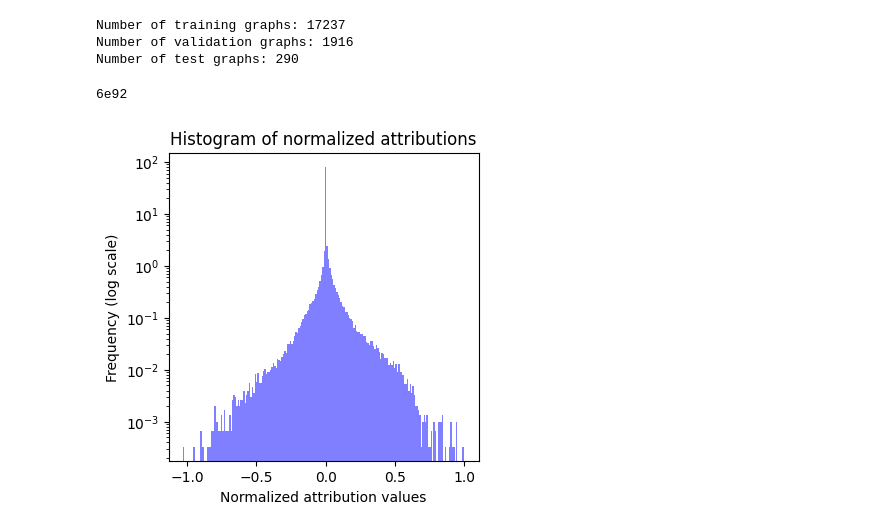
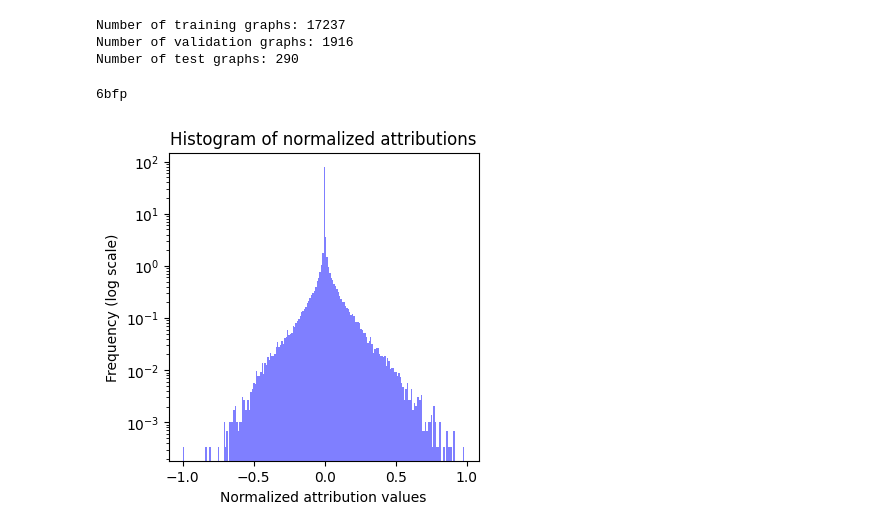
Before and after one commit to molinfo-vienna/GRIPHIN, a Jupyter notebook: notebook/model_attributions.ipynb, the cells around one changed output. Saved outputs shown, nothing was run; the diff lists cells and outputs as text; code cells hidden in the pictures.

```diff
--- a/notebook/model_attributions.ipynb
+++ b/notebook/model_attributions.ipynb
@@ -62,18 +62,20 @@ Number of test graphs: 290
 # %%
 from griphin.visualization import Explainer
 
-data_point = datamodule.validation_data[3]
+idx = datamodule.full_data.code.index("6bfp")
+#idx=3
+data_point = datamodule.full_data[idx]
 explainer = Explainer(model, device="cuda:0")
 attributions_normalized = explainer.calculate_attributions(data_point)
 fig = plt.figure(figsize=(4, 4))
 plt.hist(attributions_normalized.flatten(), bins=200, density=True, alpha=0.5, color='blue', log=True)
 plt.title("Histogram of normalized attributions")
 plt.xlabel("Normalized attribution values")
 plt.ylabel("Frequency (log scale)")
 plt.show()
 # %% [output]
-6e92
+6bfp
-[figure, old version]
+[figure, new version]
 # %%
 from griphin.visualization import Py3DmolViewer, InteractionWrapper
 
```
Also changed, not shown: parts of 1 cell of this notebook, 2 other files.
